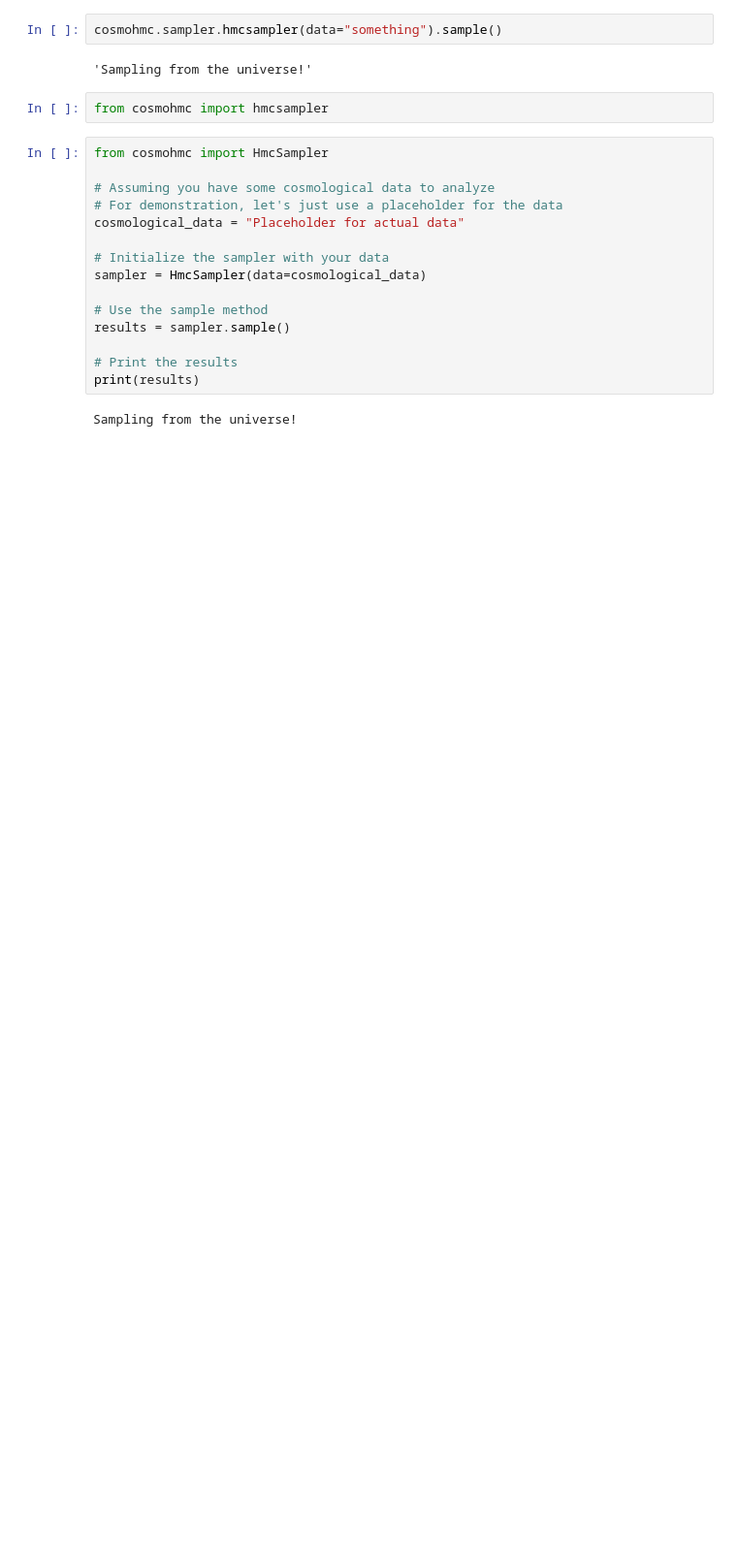
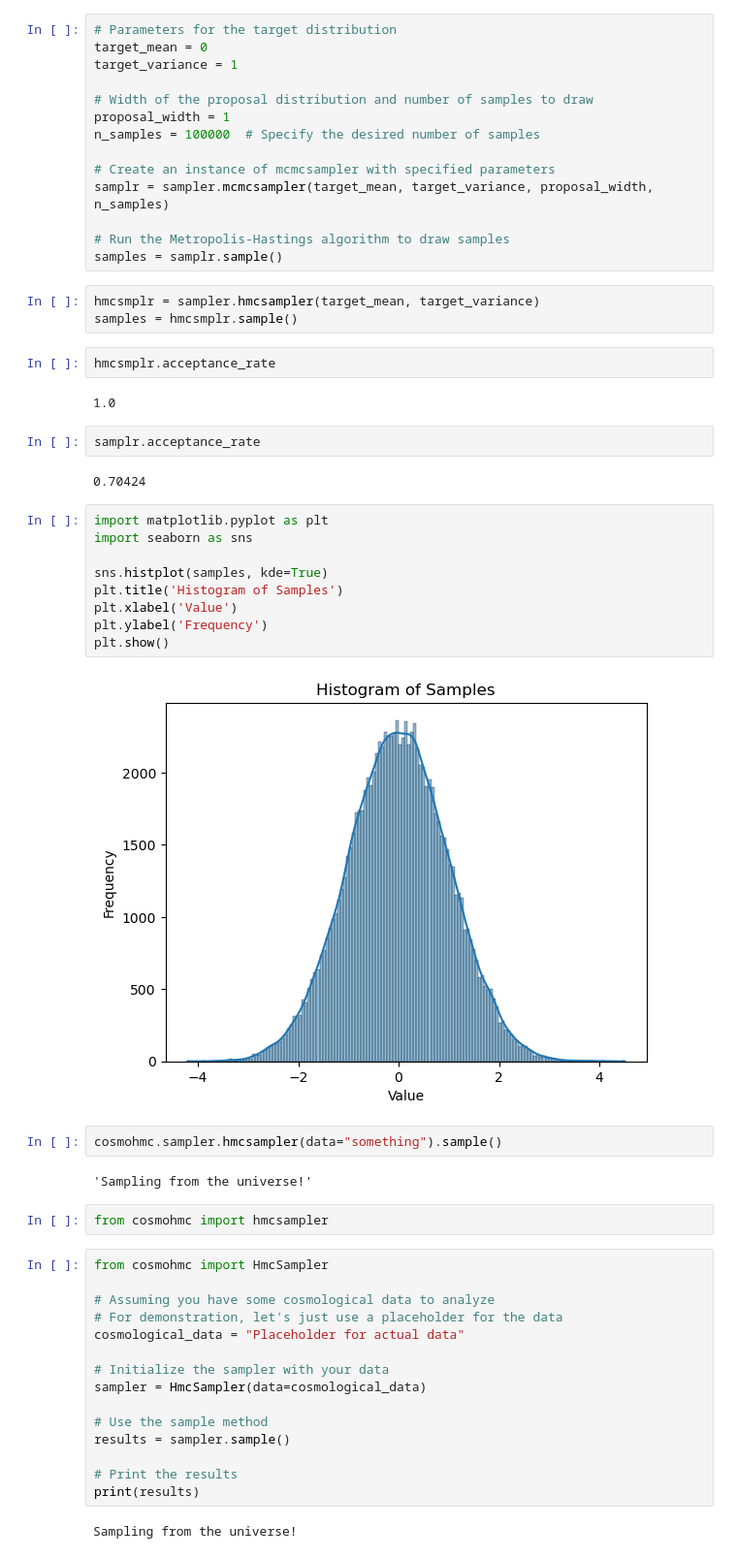
Before and after one commit to s-Sayan/CosmoHMC, a Jupyter notebook: demo_notebook.ipynb, the cells around one changed output. Shown at 97% size. Drawn from its saved outputs; the diff is of its cells as text; blank space fills up the shorter version.

```diff
--- a/demo_notebook.ipynb
+++ b/demo_notebook.ipynb
@@ -3,3 +83,39 @@ import cosmohmc
+# %%
+# Parameters for the target distribution
+target_mean = 0
+target_variance = 1
+
+# Width of the proposal distribution and number of samples to draw
+proposal_width = 1
+n_samples = 100000  # Specify the desired number of samples
+
+# Create an instance of mcmcsampler with specified parameters
+samplr = sampler.mcmcsampler(target_mean, target_variance, proposal_width, n_samples)
+
+# Run the Metropolis-Hastings algorithm to draw samples
+samples = samplr.sample()
+# %%
+hmcsmplr = sampler.hmcsampler(target_mean, target_variance)
+samples = hmcsmplr.sample()
+# %%
+hmcsmplr.acceptance_rate
+# %% [output]
+1.0
+# %%
+samplr.acceptance_rate
+# %% [output]
+0.70424
+# %%
+import matplotlib.pyplot as plt
+import seaborn as sns
+
+sns.histplot(samples, kde=True)
+plt.title('Histogram of Samples')
+plt.xlabel('Value')
+plt.ylabel('Frequency')
+plt.show()
+# %% [output]
+[figure, added]
 # %%
 cosmohmc.sampler.hmcsampler(data="something").sample()
 # %% [output]
```
Also changed, not shown: parts of 10 cells of this notebook, 2 other files.
